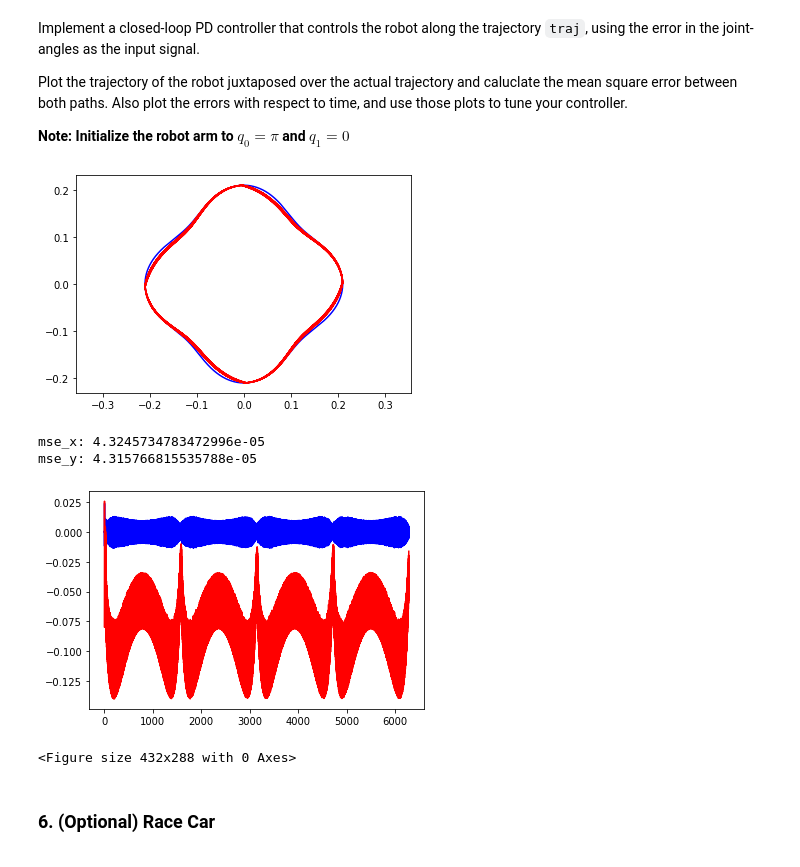
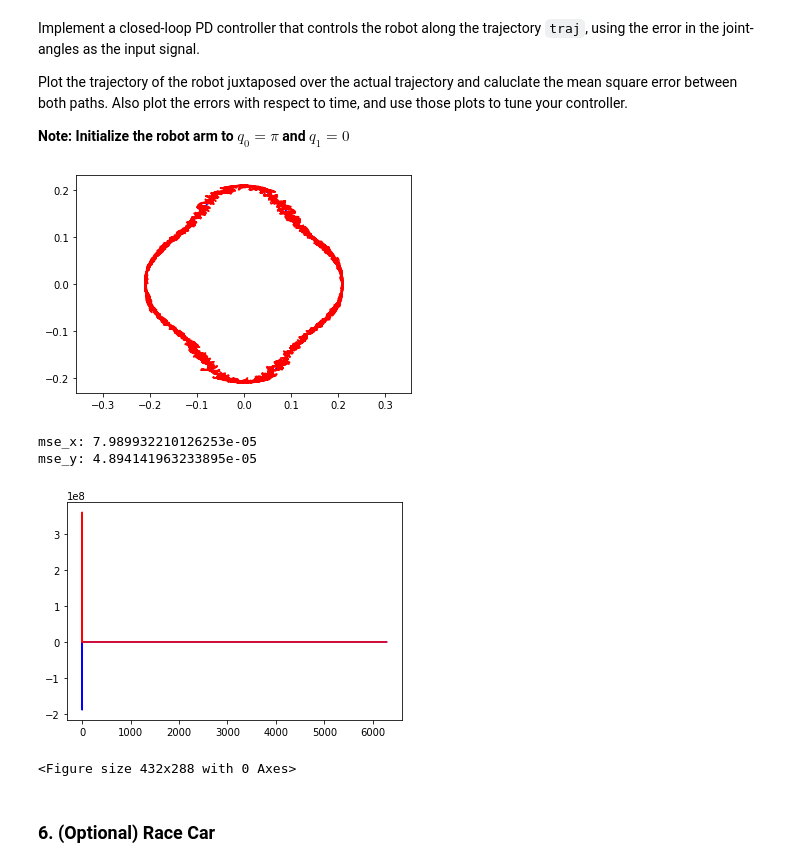
Before and after one commit to MauriceChiu7/PURG-CS-593-ROB, a Jupyter notebook: Assignment2/Assignment2.ipynb, the cells around one changed output. Cells and saved outputs as stored; diff of their text form; code cells hidden in the pictures.

```diff
--- a/Assignment2/Assignment2.ipynb
+++ b/Assignment2/Assignment2.ipynb
@@ -305,18 +305,17 @@ mse_y: 3.3146362119559844e-06
 Using the functions `getForwardModel` and `getJacobian` from parts 1 and 2, write a function `getIK` that takes the current end-effector position, target end-effector position, and current joint states; and returns the target joint-states.
 # %%
 def getIK(current_position, target_position, current_state):
-    # x, y = current_position
-    # tx, ty = target_position
-    q0 = current_state[0]
-    q1 = current_state[1]
+    delta_position = target_position - current_position
+    for i in range(10):
+        j = getJacobian(current_state[0], current_state[1])
+        pinvj = np.linalg.pinv(j)
 
-    j = getJacobian(q0, q1)
-    pinvj = np.linalg.pinv(j)
+        delta_state = np.dot(pinvj, delta_position)
+        current_state = current_state + delta_state
 
-    delta_state = np.dot(pinvj, (target_position - current_position))
-    target_state = current_state + delta_state
-
-    return target_state
+        current_position = getForwardModel(current_state[0], current_state[1])
+        delta_position = target_position - current_position
+    return current_state
     # raise NotImplementedError
 # %% [markdown]
 Now derive the analytical inverse kinematic solution; i.e. solve the problem using a closed-form equation, rather than an iterative method. _Show your work_. Correct answers without derivations will not receive full credit.
@@ -385,8 +384,9 @@ env.unwrapped.robot.elbow_joint.reset_position(0, 0)
 # kd = 30
 
 # 2
-kp = 10
-kd = 30
+kp = 0.001
+kp = 100
+kd = 200
 
 prev_err = np.array([0., 0.]);
 
@@ -410,48 +410,52 @@ for step in range(len(traj)):
     # get effector's target position
     targ_pos = traj[step]
 
-    err = np.array([np.inf, np.inf])
+    # err = np.array([np.inf, np.inf])
 
-    while err[0] > 0.001 and err[1] > 0.001:
-        targ_state = getIK(curr_pos, targ_pos, curr_state)
-        err = targ_state - curr_state
+    # while err[0] > 0.001 and err[1] > 0.001:
+    #     targ_state = getIK(curr_pos, targ_pos, curr_state)
+    #     err = targ_state - curr_state
         # print(err)
+
+    targ_state = getIK(curr_pos, targ_pos, curr_state)
+
+    err = targ_state - curr_state
 
     # error based on difference in joint angles
     errors_q0.append(err[0])
     errors_q1.append(err[1])
 
     # PD controller
     # print(f"step:       {step}")
     # print(f"err:        {err}")
     # print(f"prev_err:   {prev_err}")
     # print(f"force:      {force}")
     force = kp * err + kd * (err - prev_err)
 
     prev_err = err
 
     env.step(force)
 
 plt.plot(x, y, 'b', actual_x, actual_y, 'r')
 plt.axis('equal')
 plt.savefig('arm_traj_ik.png')
 plt.show()
 plt.clf()
 
 mse_x = np.square(np.subtract(x, actual_x)).mean()
 mse_y = np.square(np.subtract(y, actual_y)).mean()
 print(f"mse_x: {mse_x}")
 print(f"mse_y: {mse_y}")
 
 plt.plot(np.arange(0, len(errors_q0)), errors_q0, 'b', np.arange(0, len(errors_q1)), errors_q1, 'r')
 plt.savefig('err_v_iter_ik.png')
 plt.show()
 plt.clf()
 # %% [output]
-[figure, old version]
+[figure, new version]
-mse_x: 4.3245734783472996e-05
-mse_y: 4.315766815535788e-05
+mse_x: 7.989932210126253e-05
+mse_y: 4.894141963233895e-05
-[figure, old version]
+[figure, new version]
 <Figure size 432x288 with 0 Axes>
 # %% [markdown]
 ### 6. (Optional) Race Car
```
Also changed, not shown: 2 other files.
